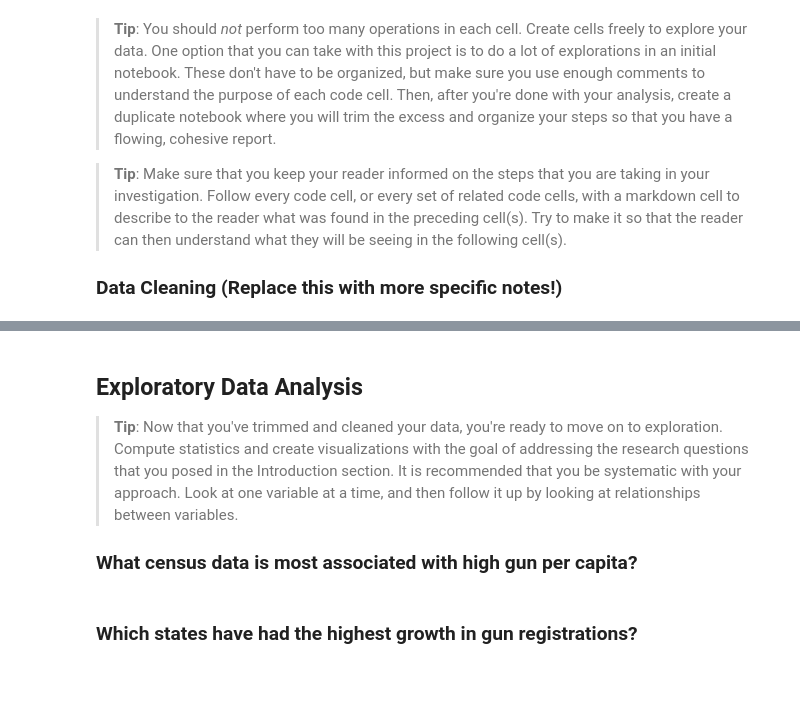
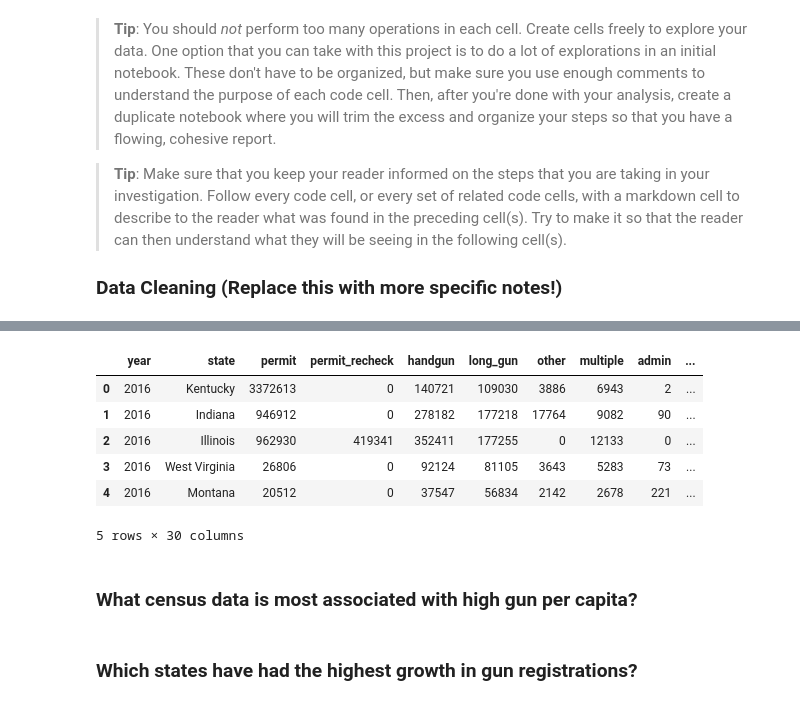
Before and after one commit to reidabook/Investigate_NICS_Data, a Jupyter notebook: investigate-a-dataset-template.ipynb, the cells around one changed output, grey strips where cells are left out. Cells and saved outputs as stored; diff of their text form; code cells hidden in the pictures; blank space fills up the shorter version.

Commit message:
guns per capita

```diff
--- a/investigate-a-dataset-template.ipynb
+++ b/investigate-a-dataset-template.ipynb
@@ -237,12 +258,33 @@ df_census.head()
-# %% [markdown]
-<a id='eda'></a>
-## Exploratory Data Analysis
-
-> **Tip**: Now that you've trimmed and cleaned your data, you're ready to move on to exploration. Compute statistics and create visualizations with the goal of addressing the research questions that you posed in the Introduction section. It is recommended that you be systematic with your approach. Look at one variable at a time, and then follow it up by looking at relationships between variables.
-
-
-
-### What census data is most associated with high gun per capita?
+# %%
+yearly_df_nics = df_nics.groupby(['year','state'], as_index=False, sort=False).sum()
+
+temp_dict = {
+    'state': yearly_df_nics.state,
+    'year': yearly_df_nics.year,
+    'totals': yearly_df_nics.totals
+}
+
+state_totalgun = pd.DataFrame(temp_dict)
+# %%
+merged_set = yearly_df_nics.query('year == 2016').merge(census_flip.iloc[:,:2],left_on='state', right_on='index')
+
+
+col = list(merged_set.columns)[-1]
+
+merged_set['gun_per_capita'] = merged_set.totals / merged_set[col]
+
+merged_set.sort_values('gun_per_capita', ascending=False, inplace=True)
+merged_set.reset_index(drop=True, inplace=True)
+# %% [output]
+|  | year | state | permit | permit_recheck | handgun | long_gun | other | multiple | admin | ... |
+| 0 | 2016 | Kentucky | 3372613 | 0 | 140721 | 109030 | 3886 | 6943 | 2 | ... |
+| 1 | 2016 | Indiana | 946912 | 0 | 278182 | 177218 | 17764 | 9082 | 90 | ... |
+| 2 | 2016 | Illinois | 962930 | 419341 | 352411 | 177255 | 0 | 12133 | 0 | ... |
+| 3 | 2016 | West Virginia | 26806 | 0 | 92124 | 81105 | 3643 | 5283 | 73 | ... |
+| 4 | 2016 | Montana | 20512 | 0 | 37547 | 56834 | 2142 | 2678 | 221 | ... |
+5 rows × 30 columns
+# %% [markdown]
+### What census data is most associated with high gun per capita?
 # %%
 # Use this, and more code cells, to explore your data. Don't forget to add
 #   Markdown cells to document your observations and findings.
```
Also changed, not shown: parts of 12 cells of this notebook.
